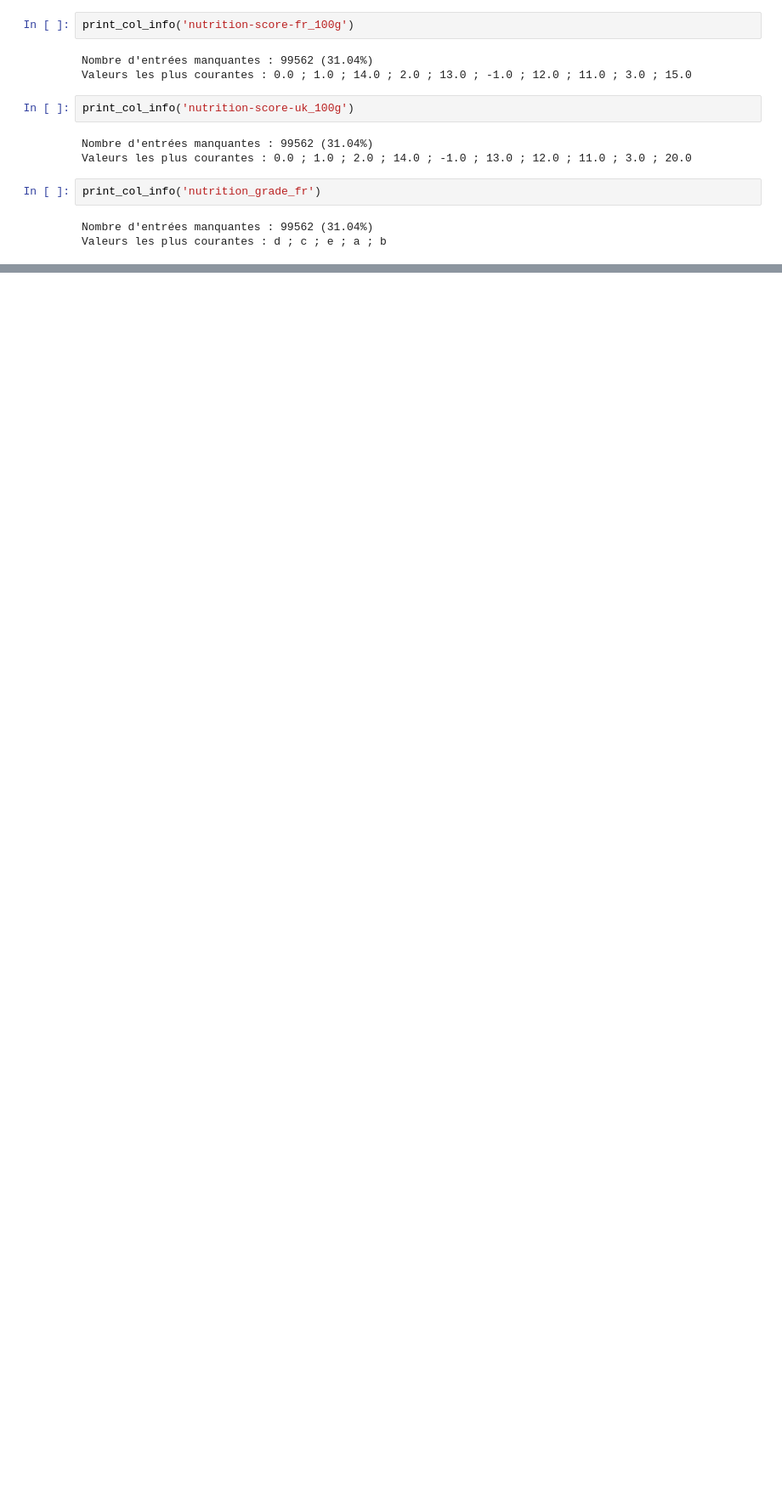
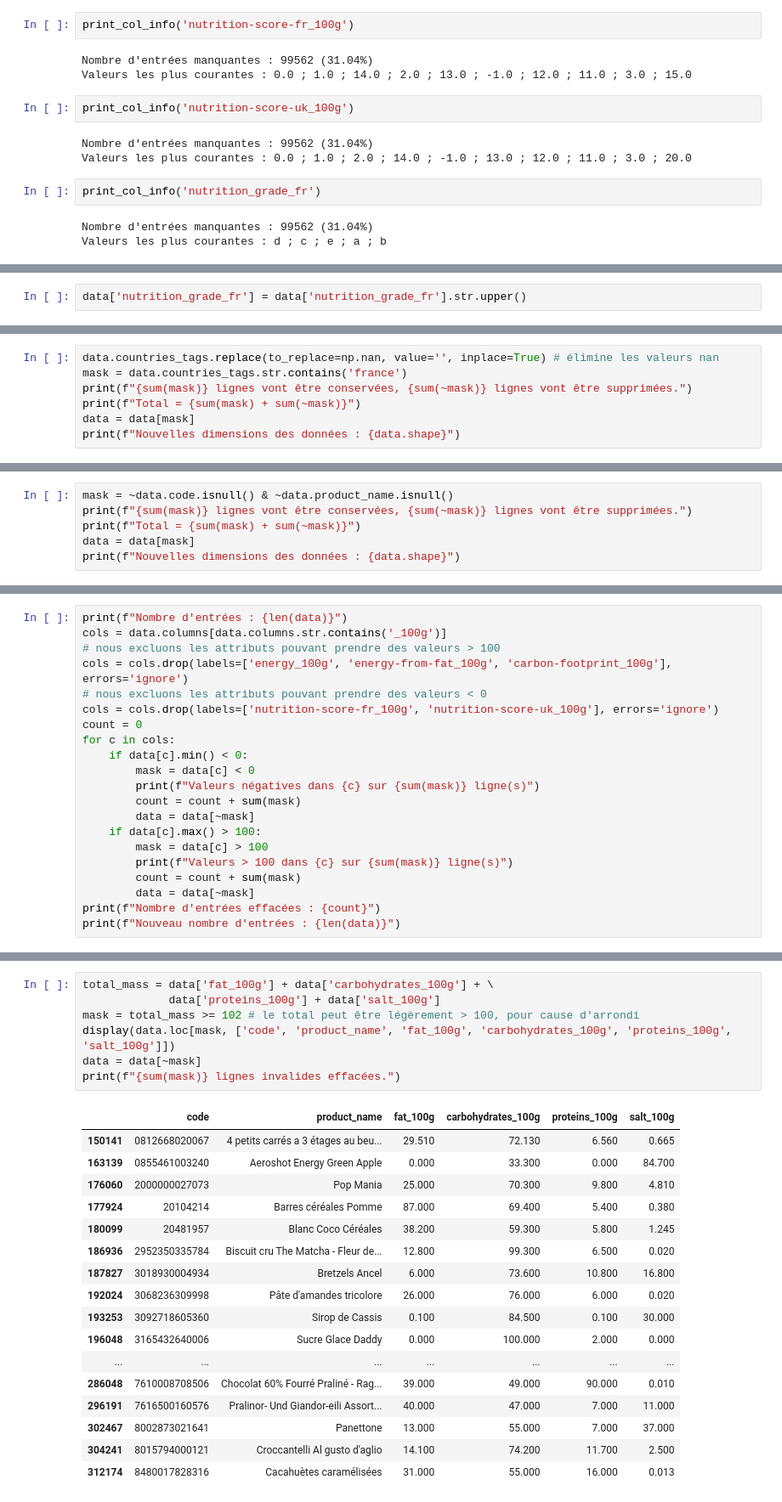
Before and after one commit to RegisC/JupyterNotebooks, a Jupyter notebook: Parcours Data Scientist/Projet2-Nettoyage.ipynb, the cells around one changed output, grey strips where cells are left out. Shown at 85% size. Drawn from its saved outputs; the diff is of its cells as text; blank space fills up the shorter version.

```diff
--- a/Parcours Data Scientist/Projet2-Nettoyage.ipynb
+++ b/Parcours Data Scientist/Projet2-Nettoyage.ipynb
@@ -439,0 +469,2 @@ D'après la documentation sur la page https://fr.openfoodfacts.org/nutriscore, l
+# %%
+data['nutrition_grade_fr'] = data['nutrition_grade_fr'].str.upper()
@@ -439,0 +477,7 @@ D'après la documentation sur la page https://fr.openfoodfacts.org/nutriscore, l
+# %%
+data.countries_tags.replace(to_replace=np.nan, value='', inplace=True) # élimine les valeurs nan
+mask = data.countries_tags.str.contains('france')
+print(f"{sum(mask)} lignes vont être conservées, {sum(~mask)} lignes vont être supprimées.")
+print(f"Total = {sum(mask) + sum(~mask)}")
+data = data[mask]
+print(f"Nouvelles dimensions des données : {data.shape}")
@@ -439,0 +490,6 @@ D'après la documentation sur la page https://fr.openfoodfacts.org/nutriscore, l
+# %%
+mask = ~data.code.isnull() & ~data.product_name.isnull()
+print(f"{sum(mask)} lignes vont être conservées, {sum(~mask)} lignes vont être supprimées.")
+print(f"Total = {sum(mask) + sum(~mask)}")
+data = data[mask]
+print(f"Nouvelles dimensions des données : {data.shape}")
@@ -439,0 +503,21 @@ D'après la documentation sur la page https://fr.openfoodfacts.org/nutriscore, l
+# %%
+print(f"Nombre d'entrées : {len(data)}")
+cols = data.columns[data.columns.str.contains('_100g')]
+# nous excluons les attributs pouvant prendre des valeurs > 100
+cols = cols.drop(labels=['energy_100g', 'energy-from-fat_100g', 'carbon-footprint_100g'], errors='ignore')
+# nous excluons les attributs pouvant prendre des valeurs < 0
+cols = cols.drop(labels=['nutrition-score-fr_100g', 'nutrition-score-uk_100g'], errors='ignore')
+count = 0
+for c in cols:
+    if data[c].min() < 0:
+        mask = data[c] < 0
+        print(f"Valeurs négatives dans {c} sur {sum(mask)} ligne(s)")
+        count = count + sum(mask)
+        data = data[~mask]
+    if data[c].max() > 100:
+        mask = data[c] > 100
+        print(f"Valeurs > 100 dans {c} sur {sum(mask)} ligne(s)")
+        count = count + sum(mask)
+        data = data[~mask]
+print(f"Nombre d'entrées effacées : {count}")
+print(f"Nouveau nombre d'entrées : {len(data)}")
@@ -439,0 +536,25 @@ D'après la documentation sur la page https://fr.openfoodfacts.org/nutriscore, l
+# %%
+total_mass = data['fat_100g'] + data['carbohydrates_100g'] + \
+             data['proteins_100g'] + data['salt_100g']
+mask = total_mass >= 102 # le total peut être légèrement > 100, pour cause d'arrondi
+display(data.loc[mask, ['code', 'product_name', 'fat_100g', 'carbohydrates_100g', 'proteins_100g', 'salt_100g']])
+data = data[~mask]
+print(f"{sum(mask)} lignes invalides effacées.")
+# %% [output]
+|  | code | product_name | fat_100g | carbohydrates_100g | proteins_100g | salt_100g |
+| 150141 | 0812668020067 | 4 petits carrés a 3 étages au beu... | 29.510 | 72.130 | 6.560 | 0.665 |
+| 163139 | 0855461003240 | Aeroshot Energy Green Apple | 0.000 | 33.300 | 0.000 | 84.700 |
+| 176060 | 2000000027073 | Pop Mania | 25.000 | 70.300 | 9.800 | 4.810 |
+| 177924 | 20104214 | Barres céréales Pomme | 87.000 | 69.400 | 5.400 | 0.380 |
+| 180099 | 20481957 | Blanc Coco Céréales | 38.200 | 59.300 | 5.800 | 1.245 |
+| 186936 | 2952350335784 | Biscuit cru The Matcha - Fleur de... | 12.800 | 99.300 | 6.500 | 0.020 |
+| 187827 | 3018930004934 | Bretzels Ancel | 6.000 | 73.600 | 10.800 | 16.800 |
+| 192024 | 3068236309998 | Pâte d'amandes tricolore | 26.000 | 76.000 | 6.000 | 0.020 |
+| 193253 | 3092718605360 | Sirop de Cassis | 0.100 | 84.500 | 0.100 | 30.000 |
+| 196048 | 3165432640006 | Sucre Glace Daddy | 0.000 | 100.000 | 2.000 | 0.000 |
+| ... | ... | ... | ... | ... | ... | ... |
+| 286048 | 7610008708506 | Chocolat 60% Fourré Praliné - Rag... | 39.000 | 49.000 | 90.000 | 0.010 |
+| 296191 | 7616500160576 | Pralinor- Und Giandor-eili Assort... | 40.000 | 47.000 | 7.000 | 11.000 |
+| 302467 | 8002873021641 | Panettone | 13.000 | 55.000 | 7.000 | 37.000 |
+| 304241 | 8015794000121 | Croccantelli Al gusto d'aglio | 14.100 | 74.200 | 11.700 | 2.500 |
+| 312174 | 8480017828316 | Cacahuètes caramélisées | 31.000 | 55.000 | 16.000 | 0.013 |
```
Also changed, not shown: parts of 66 cells of this notebook.
